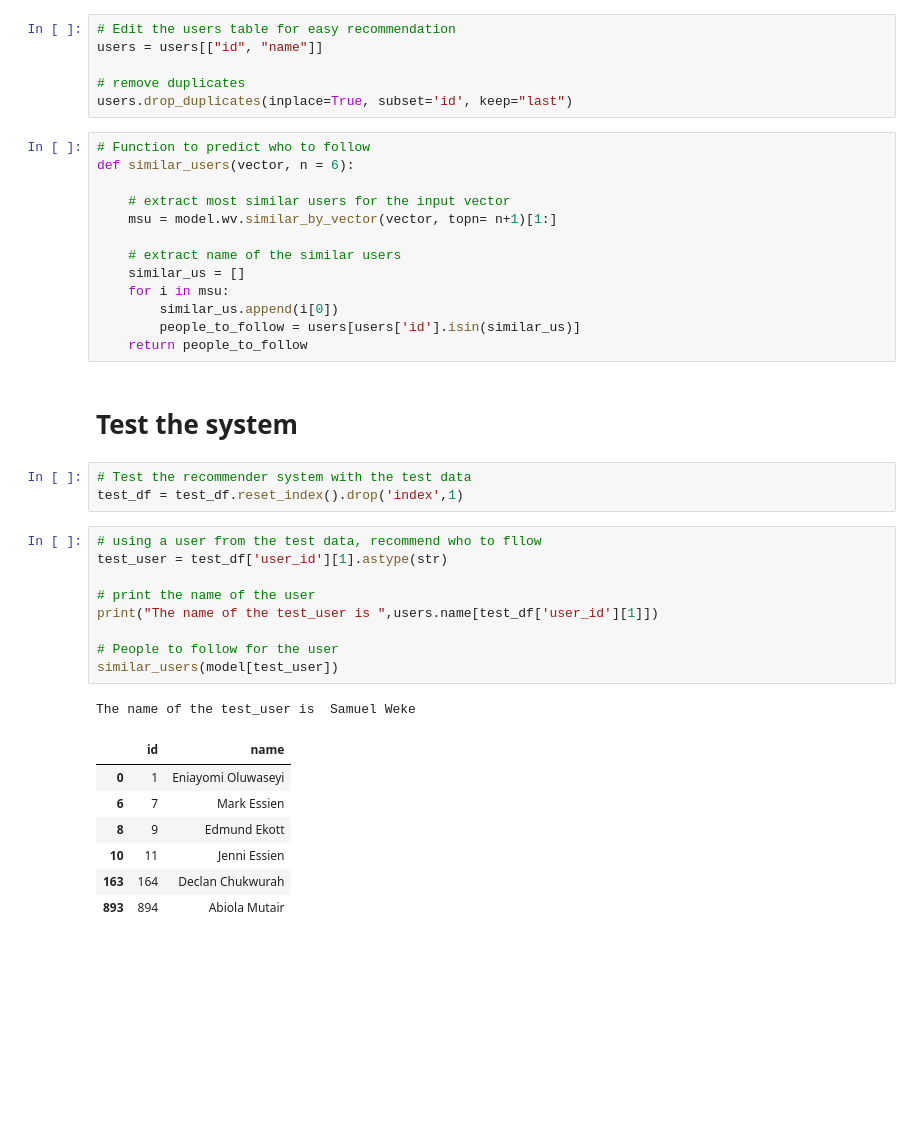
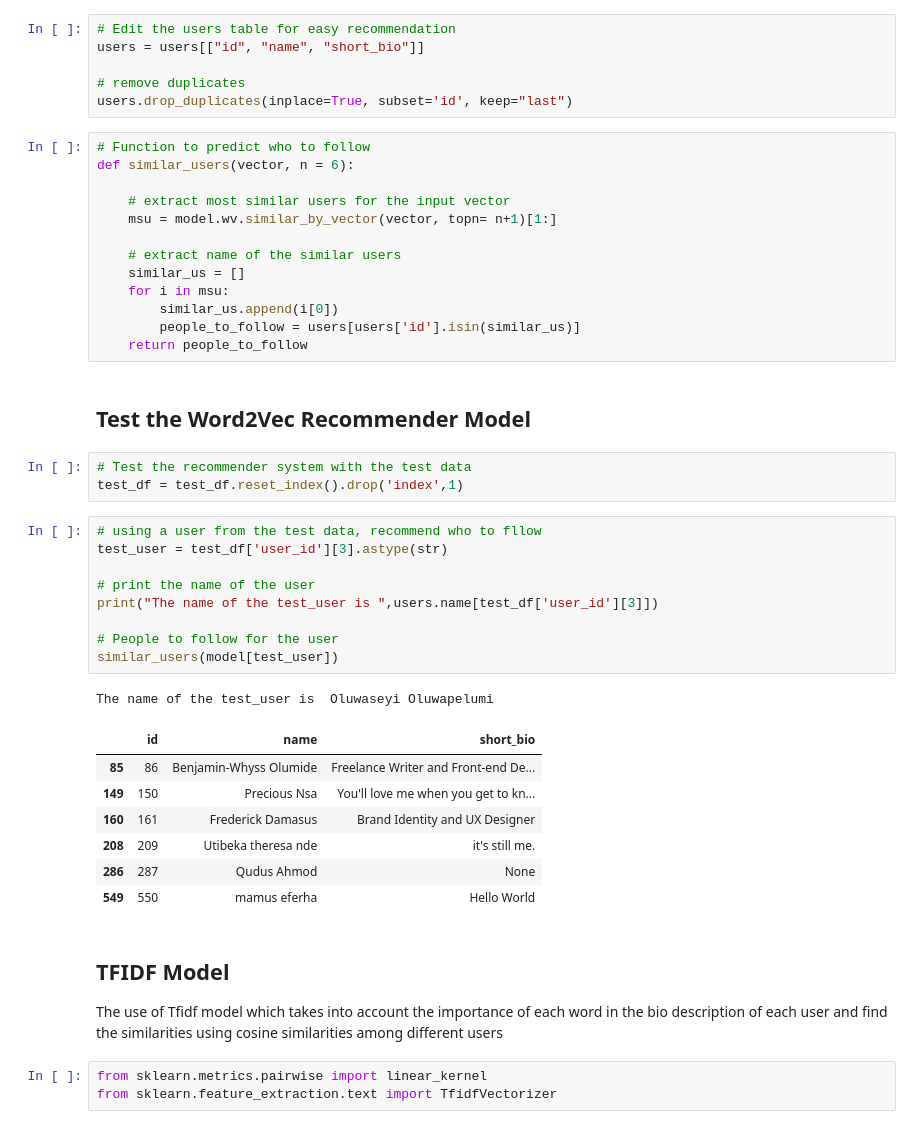
Before and after one commit to erenaspire7/HNG-Recommender-System, a Jupyter notebook: People_To_Follow_Recommender_System.ipynb, the cells around one changed output. Drawn from its saved outputs; the diff is of its cells as text; blank space fills up the shorter version.

```diff
--- a/People_To_Follow_Recommender_System.ipynb
+++ b/People_To_Follow_Recommender_System.ipynb
@@ -120,6 +122,6 @@ model.train(follower_history_train, total_examples = model.corpus_count,
 # %%
 # Edit the users table for easy recommendation
-users = users[["id", "name"]]
+users = users[["id", "name", "short_bio"]]
 
 # remove duplicates
 users.drop_duplicates(inplace=True, subset='id', keep="last")
@@ -137,25 +139,32 @@ def similar_users(vector, n = 6):
         people_to_follow = users[users['id'].isin(similar_us)]
     return people_to_follow
 # %% [markdown]
-# Test the system
+## Test the Word2Vec Recommender Model
 # %%
 # Test the recommender system with the test data
 test_df = test_df.reset_index().drop('index',1)
 # %%
 # using a user from the test data, recommend who to fllow
-test_user = test_df['user_id'][1].astype(str)
+test_user = test_df['user_id'][3].astype(str)
 
 # print the name of the user
-print("The name of the test_user is ",users.name[test_df['user_id'][1]])
+print("The name of the test_user is ",users.name[test_df['user_id'][3]])
 
 # People to follow for the user
 similar_users(model[test_user])
 # %% [output]
-The name of the test_user is  Samuel Weke
+The name of the test_user is  Oluwaseyi Oluwapelumi
-|  | id | name |
-| 0 | 1 | Eniayomi Oluwaseyi |
-| 6 | 7 | Mark Essien |
-| 8 | 9 | Edmund Ekott |
-| 10 | 11 | Jenni Essien |
-| 163 | 164 | Declan Chukwurah |
-| 893 | 894 | Abiola Mutair |
+|  | id | name | short_bio |
+| 85 | 86 | Benjamin-Whyss Olumide | Freelance Writer and Front-end De... |
+| 149 | 150 | Precious Nsa | You'll love me when you get to kn... |
+| 160 | 161 | Frederick Damasus | Brand Identity and UX Designer |
+| 208 | 209 | Utibeka theresa nde | it's still me. |
+| 286 | 287 | Qudus Ahmod | None |
+| 549 | 550 | mamus eferha | Hello World |
+# %% [markdown]
+## TFIDF Model
+
+The use of Tfidf model which takes into account the importance of each word in the bio description of each user and find the similarities using cosine similarities among different users
+# %%
+from sklearn.metrics.pairwise import linear_kernel
+from sklearn.feature_extraction.text import TfidfVectorizer
```
Also changed, not shown: parts of 12 cells of this notebook, 1 other file.
